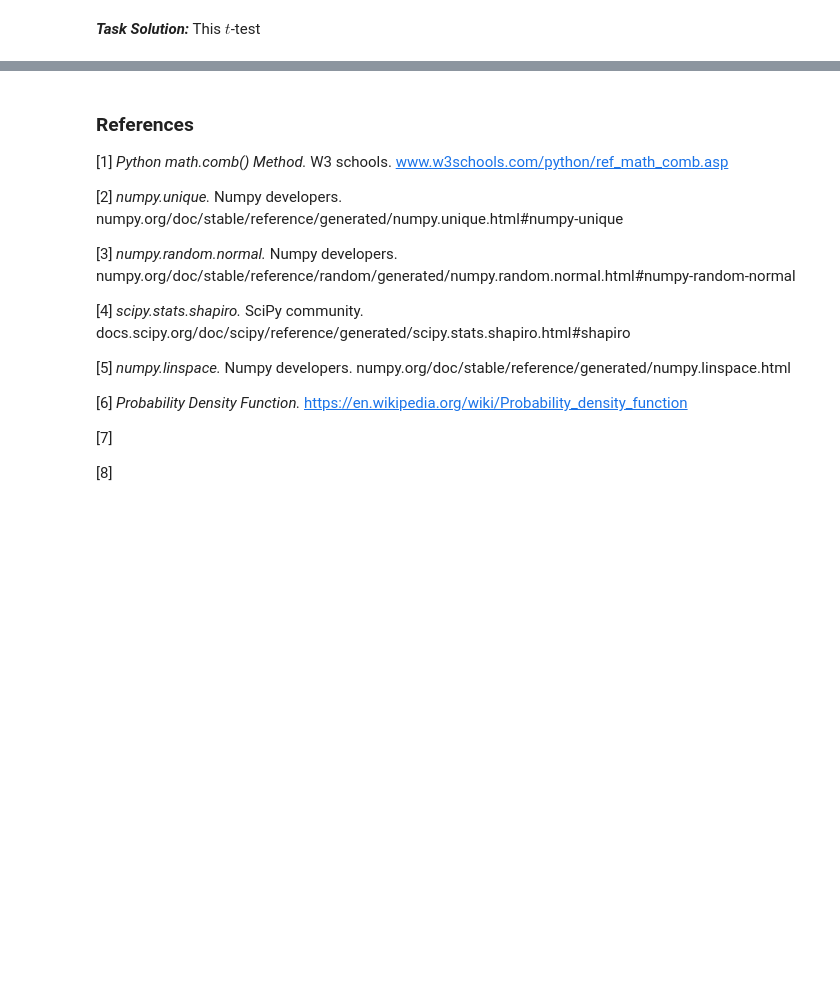
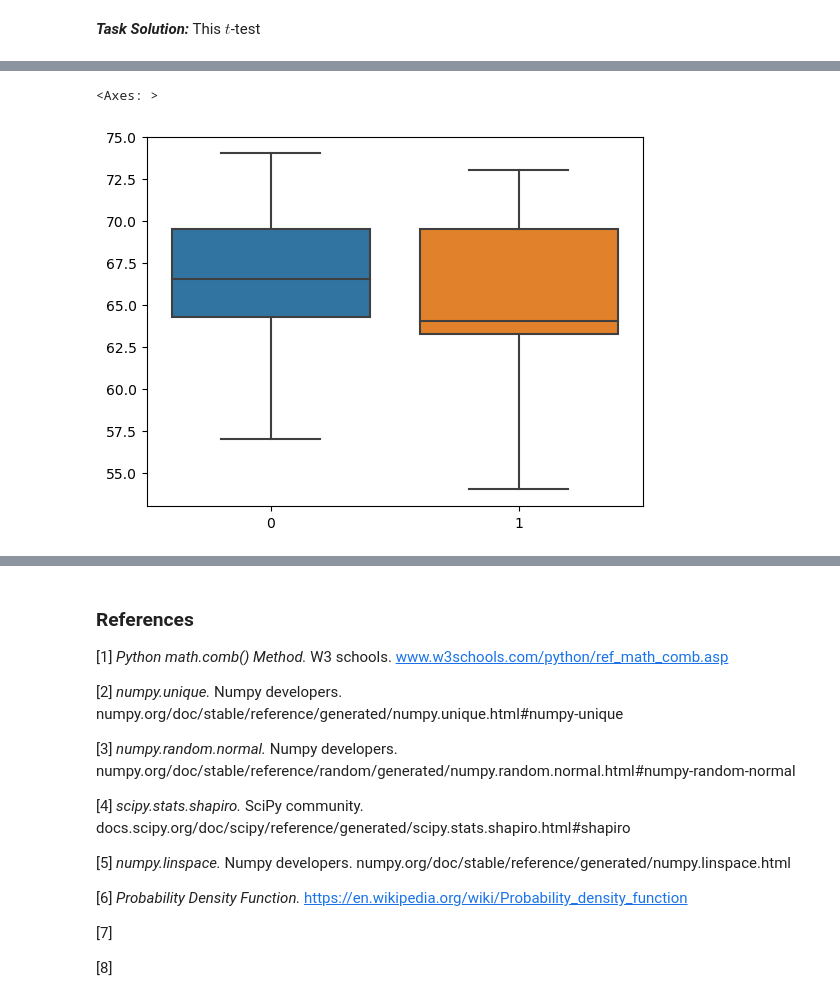
Before and after one commit to martincusack979/applied_statistics, a Jupyter notebook: tasks.ipynb, the cells around one changed output, grey strips where cells are left out. Drawn from its saved outputs; the diff is of its cells as text; code cells hidden in the pictures; blank space fills up the shorter version.

```diff
--- a/tasks.ipynb
+++ b/tasks.ipynb
@@ -264,0 +267,9 @@ Calculate the t-statistic based on this data set, using Python. Compare it to th
+# %%
+patient_data = {
+    'Patient_ID': range(10),
+    'Before': [63, 68, 70, 64, 74, 67, 70, 57, 66, 65],
+    'After': [64, 64, 68, 64, 73, 70, 72, 54, 61, 63]
+}
+
+patient_data = pd.DataFrame(patient_data)
+print(patient_data)
@@ -264,0 +290,5 @@ Calculate the t-statistic based on this data set, using Python. Compare it to th
+# %%
+# print before values
+
+before = patient_data['Before']
+before
@@ -264,0 +307,4 @@ Calculate the t-statistic based on this data set, using Python. Compare it to th
+# %%
+# print after values
+after = patient_data['After']
+after
@@ -264,0 +323,7 @@ Calculate the t-statistic based on this data set, using Python. Compare it to th
+# %%
+# boxplot
+
+sns.boxplot(data= [before, after])
+# %% [output]
+<Axes: >
+[figure, added]
```
Also changed, not shown: parts of 22 cells of this notebook.
